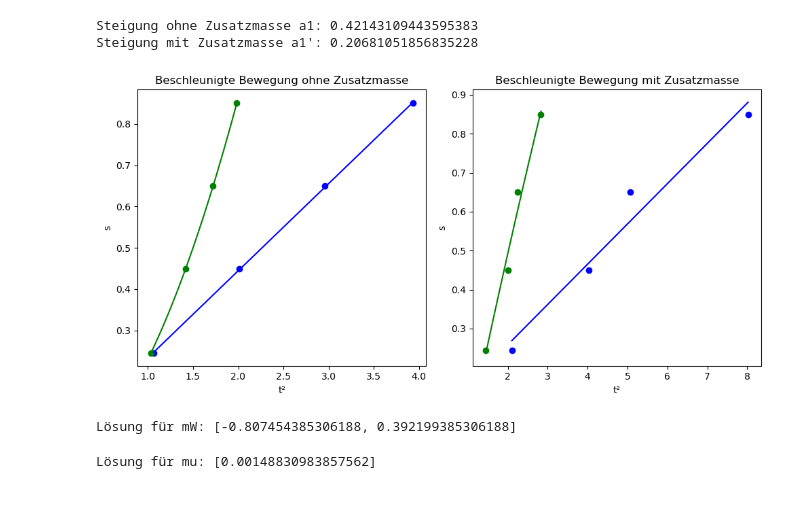
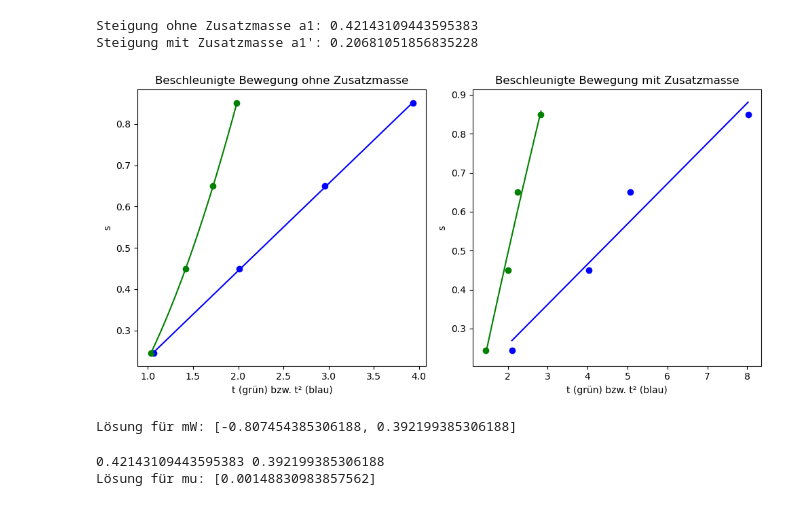
Before and after one commit to SusannaGa/Physikpraktikum-1-iING, a Jupyter notebook: BeschleunigteBewegung.ipynb, the cells around one changed output. Saved outputs shown, nothing was run; the diff lists cells and outputs as text; code cells hidden in the pictures.

```diff
--- a/BeschleunigteBewegung.ipynb
+++ b/BeschleunigteBewegung.ipynb
@@ -59,36 +59,36 @@ print("Steigung mit Zusatzmasse a1':", steigung_mwZ)
 
 # Erstelle zwei separate Plots
 plt.figure(figsize=(10, 5))
 
 # Plot für time_mw
 plt.subplot(1, 2, 1)
 plt.scatter(time_sq_mw, distance, marker='o', linestyle='-', color='blue')
 plt.scatter(time_mw, distance, marker='o', linestyle='-', color='green')
 plt.plot(parabola_x_mw, parabola_y_mw, color='green')
 plt.plot(time_sq_mw, poly_fit_lin_mw(time_sq_mw), color='blue')
 plt.title('Beschleunigte Bewegung ohne Zusatzmasse')
-plt.xlabel('t²')
+plt.xlabel('t (grün) bzw. t² (blau)')
 plt.ylabel('s')
 
 
 # Plot für time_mwZ
 plt.subplot(1, 2, 2)
 plt.scatter(time_sq_mwZ, distance, marker='o', linestyle='-', color='blue')
 plt.scatter(time_mwZ,distance, marker='o', linestyle='-', color='green')
 plt.plot(parabola_x_mwZ, parabola_y_mwZ, color='green')
 plt.plot(time_sq_mwZ, poly_fit_lin_mwZ(time_sq_mwZ), color='blue')
 plt.title('Beschleunigte Bewegung mit Zusatzmasse')
-plt.xlabel('t²')
+plt.xlabel('t (grün) bzw. t² (blau)')
 plt.ylabel('s')
 
 
 # Zeige die Plots an
 plt.tight_layout()
 plt.show()
 # %% [output]
 Steigung ohne Zusatzmasse a1: 0.42143109443595383
 Steigung mit Zusatzmasse a1': 0.20681051856835228
-[figure, old version]
+[figure, new version]
 # %%
 from sympy import symbols, Eq, solve
 
@@ -117,14 +117,15 @@ mW, mu, a1, g, m2= symbols('mW mu a1 g m2')
 
 
 # Gleichung für den Reibungskoeffizient
-gleichung_mu = Eq(mu*mW*g+mW*a1+m2*(a1/4)-m2*(g/2), 0)
+gleichung_mu = Eq(mu*mW*g + mW*a1 + m2*a1/4 - m2*g/2, 0)
 # Setze Werte ein
 werte_mu = {g: 9.81, m2: 0.03563, mW: 0.392199385306188}
 werte_mu[a1] = steigung_mw  # Steigung ohne Zusatzmasse
 werte_mu[mW] = loesung_mW[1]  # Wagenmasse
 eq_werte_mu = gleichung_mu.subs(werte_mu)
 loesung_mu = solve(eq_werte_mu, mu)
-
+print(steigung_mw, loesung_mW[1])
 print("Lösung für mu:", loesung_mu)
 # %% [output]
+0.42143109443595383 0.392199385306188
 Lösung für mu: [0.00148830983857562]
```
Also changed, not shown: 1 other file.
